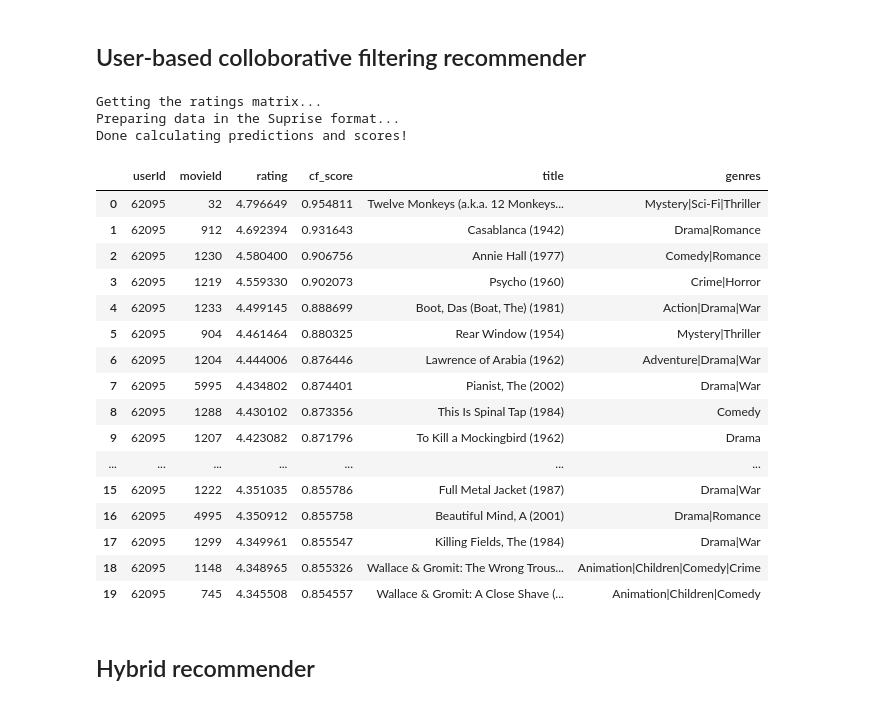
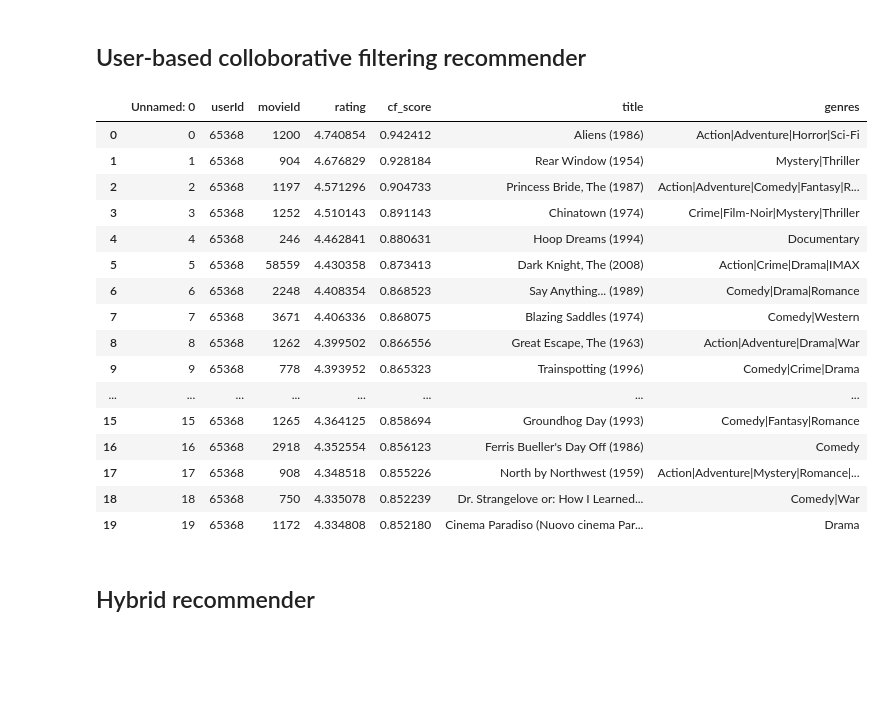
Before and after one commit to HamidSadEsf/movie_recommendation_ProjectCDS, a Jupyter notebook: main.ipynb, the cells around one changed output. Saved outputs shown, nothing was run; the diff lists cells and outputs as text; code cells hidden in the pictures; blank space fills up the shorter version.

```diff
--- a/main.ipynb
+++ b/main.ipynb
@@ -109,29 +132,27 @@ print(len(set_of_test_users))
 ## User-based colloborative filtering recommender
 # %%
 cf_model = CFR.CollaborativeFilteringRecommender()
-cf_model.fit_and_predict()
-cf_model.recommend(sveta_user_id, 20).merge(movie_df, on='movieId', how='left')
-# %% [output]
-Getting the ratings matrix...
-Preparing data in the Suprise format...
-Done calculating predictions and scores!
-|  | userId | movieId | rating | cf_score | title | genres |
-| 0 | 62095 | 32 | 4.796649 | 0.954811 | Twelve Monkeys (a.k.a. 12 Monkeys... | Mystery|Sci-Fi|Thriller |
-| 1 | 62095 | 912 | 4.692394 | 0.931643 | Casablanca (1942) | Drama|Romance |
-| 2 | 62095 | 1230 | 4.580400 | 0.906756 | Annie Hall (1977) | Comedy|Romance |
-| 3 | 62095 | 1219 | 4.559330 | 0.902073 | Psycho (1960) | Crime|Horror |
-| 4 | 62095 | 1233 | 4.499145 | 0.888699 | Boot, Das (Boat, The) (1981) | Action|Drama|War |
-| 5 | 62095 | 904 | 4.461464 | 0.880325 | Rear Window (1954) | Mystery|Thriller |
-| 6 | 62095 | 1204 | 4.444006 | 0.876446 | Lawrence of Arabia (1962) | Adventure|Drama|War |
-| 7 | 62095 | 5995 | 4.434802 | 0.874401 | Pianist, The (2002) | Drama|War |
-| 8 | 62095 | 1288 | 4.430102 | 0.873356 | This Is Spinal Tap (1984) | Comedy |
-| 9 | 62095 | 1207 | 4.423082 | 0.871796 | To Kill a Mockingbird (1962) | Drama |
-| ... | ... | ... | ... | ... | ... | ... |
-| 15 | 62095 | 1222 | 4.351035 | 0.855786 | Full Metal Jacket (1987) | Drama|War |
-| 16 | 62095 | 4995 | 4.350912 | 0.855758 | Beautiful Mind, A (2001) | Drama|Romance |
-| 17 | 62095 | 1299 | 4.349961 | 0.855547 | Killing Fields, The (1984) | Drama|War |
-| 18 | 62095 | 1148 | 4.348965 | 0.855326 | Wallace & Gromit: The Wrong Trous... | Animation|Children|Comedy|Crime |
-| 19 | 62095 | 745 | 4.345508 | 0.854557 | Wallace & Gromit: A Close Shave (... | Animation|Children|Comedy |
+# %%
+random_user = np.random.choice(ratings.userId.unique()) # picks a random user
+cf_model.recommend(random_user, 20).merge(movie_df, on='movieId', how='left')
+# %% [output]
+|  | Unnamed: 0 | userId | movieId | rating | cf_score | title | genres |
+| 0 | 0 | 65368 | 1200 | 4.740854 | 0.942412 | Aliens (1986) | Action|Adventure|Horror|Sci-Fi |
+| 1 | 1 | 65368 | 904 | 4.676829 | 0.928184 | Rear Window (1954) | Mystery|Thriller |
+| 2 | 2 | 65368 | 1197 | 4.571296 | 0.904733 | Princess Bride, The (1987) | Action|Adventure|Comedy|Fantasy|R... |
+| 3 | 3 | 65368 | 1252 | 4.510143 | 0.891143 | Chinatown (1974) | Crime|Film-Noir|Mystery|Thriller |
+| 4 | 4 | 65368 | 246 | 4.462841 | 0.880631 | Hoop Dreams (1994) | Documentary |
+| 5 | 5 | 65368 | 58559 | 4.430358 | 0.873413 | Dark Knight, The (2008) | Action|Crime|Drama|IMAX |
+| 6 | 6 | 65368 | 2248 | 4.408354 | 0.868523 | Say Anything... (1989) | Comedy|Drama|Romance |
+| 7 | 7 | 65368 | 3671 | 4.406336 | 0.868075 | Blazing Saddles (1974) | Comedy|Western |
+| 8 | 8 | 65368 | 1262 | 4.399502 | 0.866556 | Great Escape, The (1963) | Action|Adventure|Drama|War |
+| 9 | 9 | 65368 | 778 | 4.393952 | 0.865323 | Trainspotting (1996) | Comedy|Crime|Drama |
+| ... | ... | ... | ... | ... | ... | ... | ... |
+| 15 | 15 | 65368 | 1265 | 4.364125 | 0.858694 | Groundhog Day (1993) | Comedy|Fantasy|Romance |
+| 16 | 16 | 65368 | 2918 | 4.352554 | 0.856123 | Ferris Bueller's Day Off (1986) | Comedy |
+| 17 | 17 | 65368 | 908 | 4.348518 | 0.855226 | North by Northwest (1959) | Action|Adventure|Mystery|Romance|... |
+| 18 | 18 | 65368 | 750 | 4.335078 | 0.852239 | Dr. Strangelove or: How I Learned... | Comedy|War |
+| 19 | 19 | 65368 | 1172 | 4.334808 | 0.852180 | Cinema Paradiso (Nuovo cinema Par... | Drama |
 # %% [markdown]
 ## Hybrid recommender
 # %%
```
Also changed, not shown: parts of 19 cells of this notebook, 9 other files.
